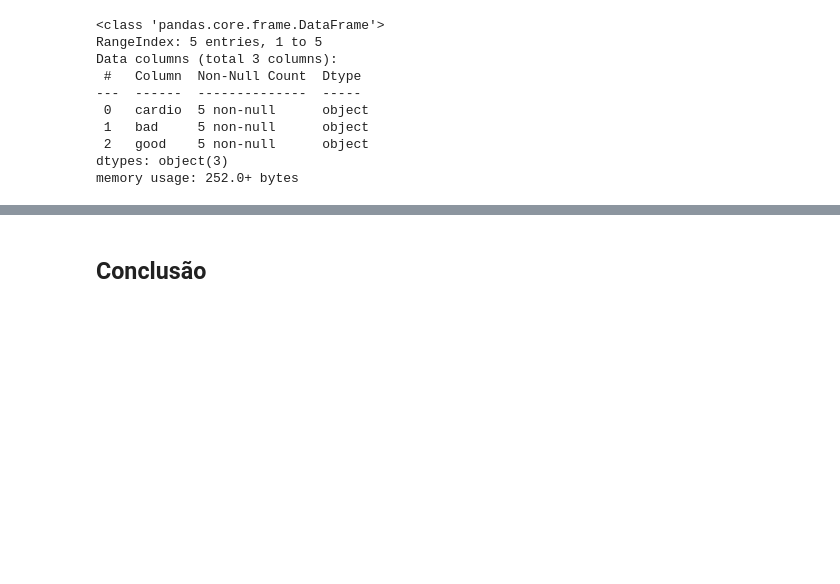
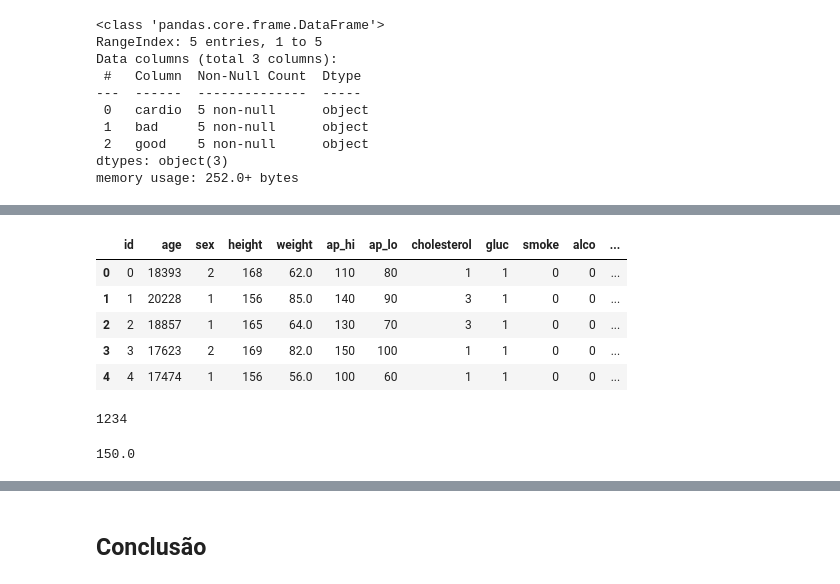
Before and after one commit to FranciniSantana/data-analysis-python-FreeCodeCamp, a Jupyter notebook: Projeto_Medical_Data_Visualizer.ipynb, the cells around one changed output, grey strips where cells are left out. Cells and saved outputs as stored; diff of their text form; code cells hidden in the pictures; blank space fills up the shorter version.

```diff
--- a/Projeto_Medical_Data_Visualizer.ipynb
+++ b/Projeto_Medical_Data_Visualizer.ipynb
@@ -338,0 +354,17 @@ sns.catplot(data= df, x= 'active', y= col = 'cardio',kind= 'count')
+# %%
+df.head(5)
+# %% [output]
+|  | id | age | sex | height | weight | ap_hi | ap_lo | cholesterol | gluc | smoke | alco | ... |
+| 0 | 0 | 18393 | 2 | 168 | 62.0 | 110 | 80 | 1 | 1 | 0 | 0 | ... |
+| 1 | 1 | 20228 | 1 | 156 | 85.0 | 140 | 90 | 3 | 1 | 0 | 0 | ... |
+| 2 | 2 | 18857 | 1 | 165 | 64.0 | 130 | 70 | 3 | 1 | 0 | 0 | ... |
+| 3 | 3 | 17623 | 2 | 169 | 82.0 | 150 | 100 | 1 | 1 | 0 | 0 | ... |
+| 4 | 4 | 17474 | 1 | 156 | 56.0 | 100 | 60 | 1 | 1 | 0 | 0 | ... |
+# %%
+df['id'][df['ap_lo'] > df['ap_hi']].count() # contar quantas linhas temos com elementos onde a pressão diastólica é maior que a sistólica
+# %% [output]
+1234
+# %%
+df['height'].quantile(0.025)
+# %% [output]
+150.0
```
Also changed, not shown: parts of 9 cells of this notebook.
